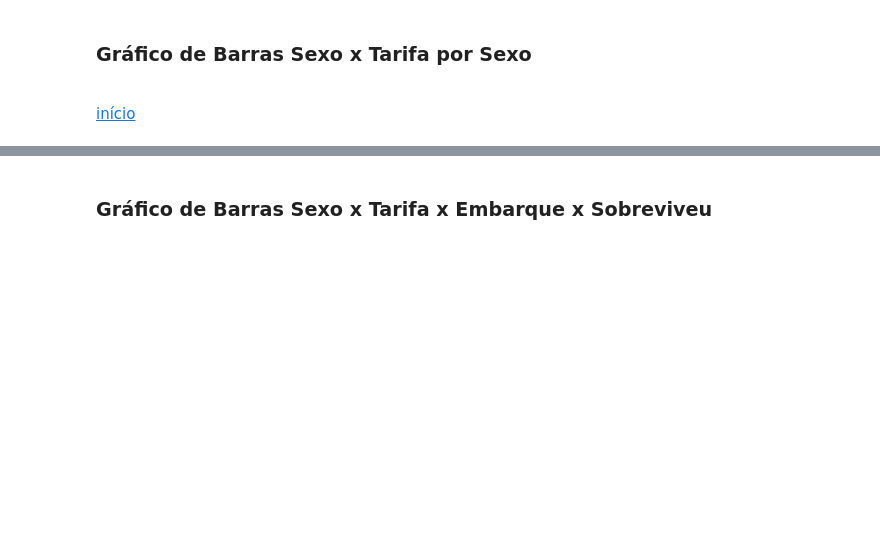
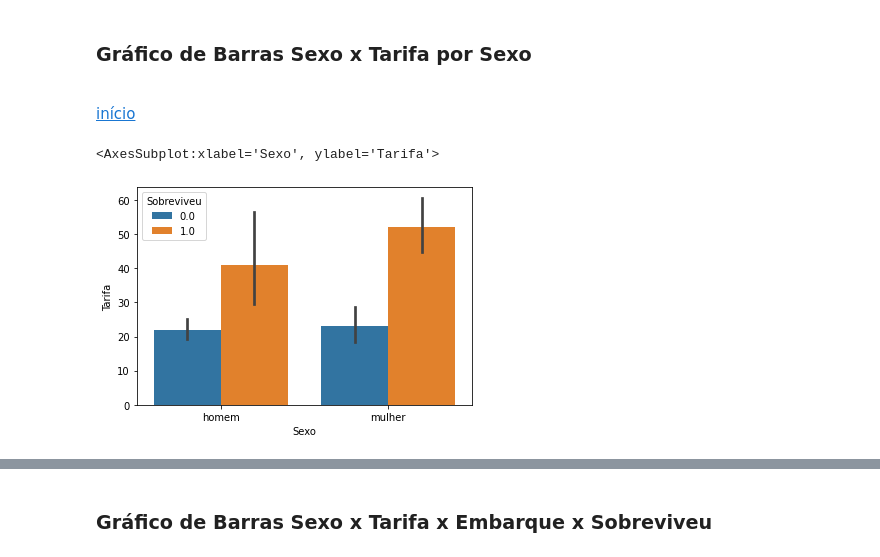
Before and after one commit to leonhardc/Data-Science-e-Machine-Learning-com-Estat-stica-e-Python, a Jupyter notebook: Recursos/11 - Classificacao - Tecnicas Avancadas de ML/Classificacao Tecnicas Avancadas de ML - Vazio.ipynb, the cells around one changed output, grey strips where cells are left out. Cells and saved outputs as stored; diff of their text form; code cells hidden in the pictures; blank space fills up the shorter version.

```diff
--- a/Recursos/11 - Classificacao - Tecnicas Avancadas de ML/Classificacao Tecnicas Avancadas de ML - Vazio.ipynb
+++ b/Recursos/11 - Classificacao - Tecnicas Avancadas de ML/Classificacao Tecnicas Avancadas de ML - Vazio.ipynb
@@ -448,6 +470,11 @@ g.add_legend();
 <br>
 
 [início](#topo)
+# %%
+sns.barplot('Sexo', 'Tarifa', hue='Sobreviveu', data=data)
+# %% [output]
+<AxesSubplot:xlabel='Sexo', ylabel='Tarifa'>
+[figure, added]
 # %% [markdown]
 <a name="graficobarrassex"></a>
 # %% [markdown]
```
Also changed, not shown: parts of 25 cells of this notebook, 1 other file.
